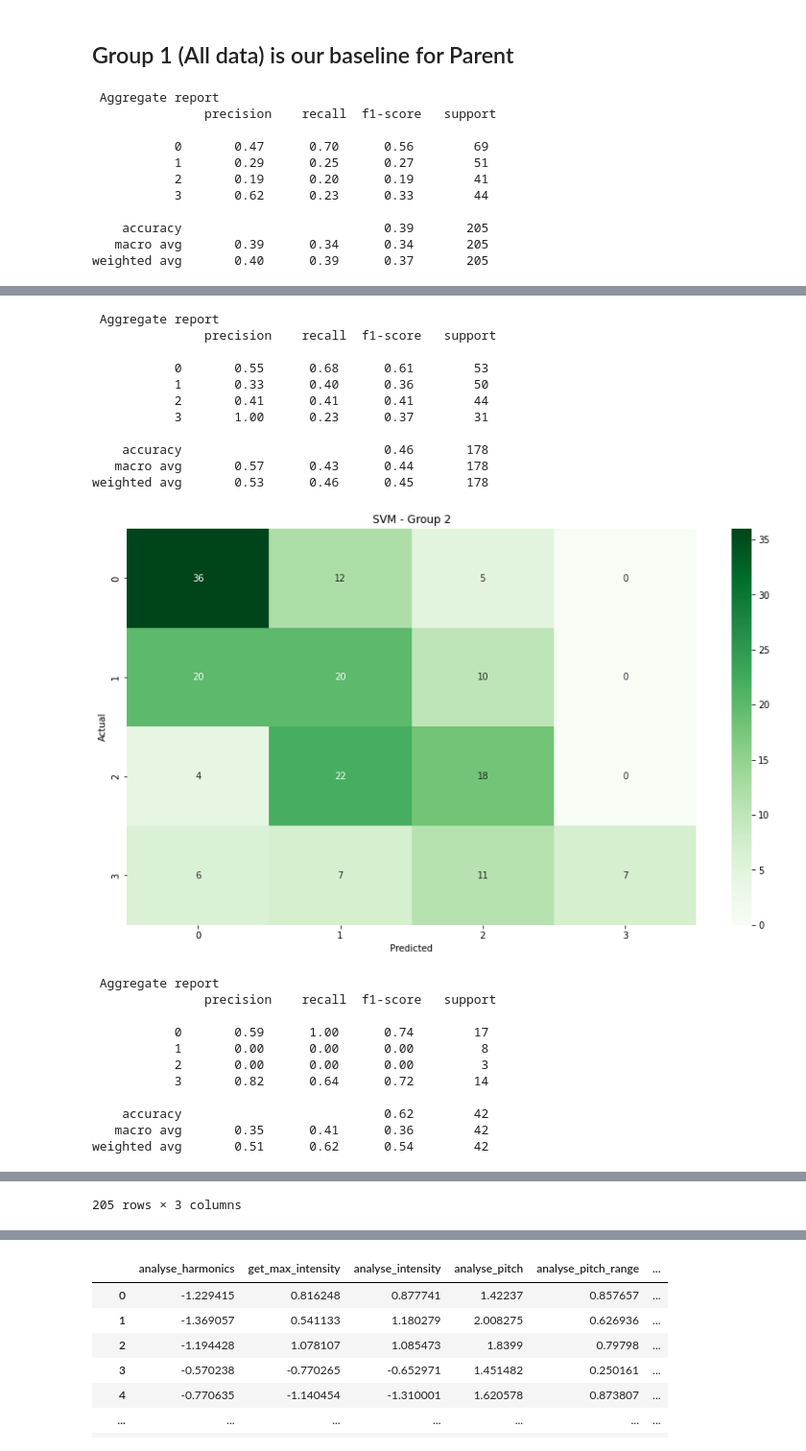
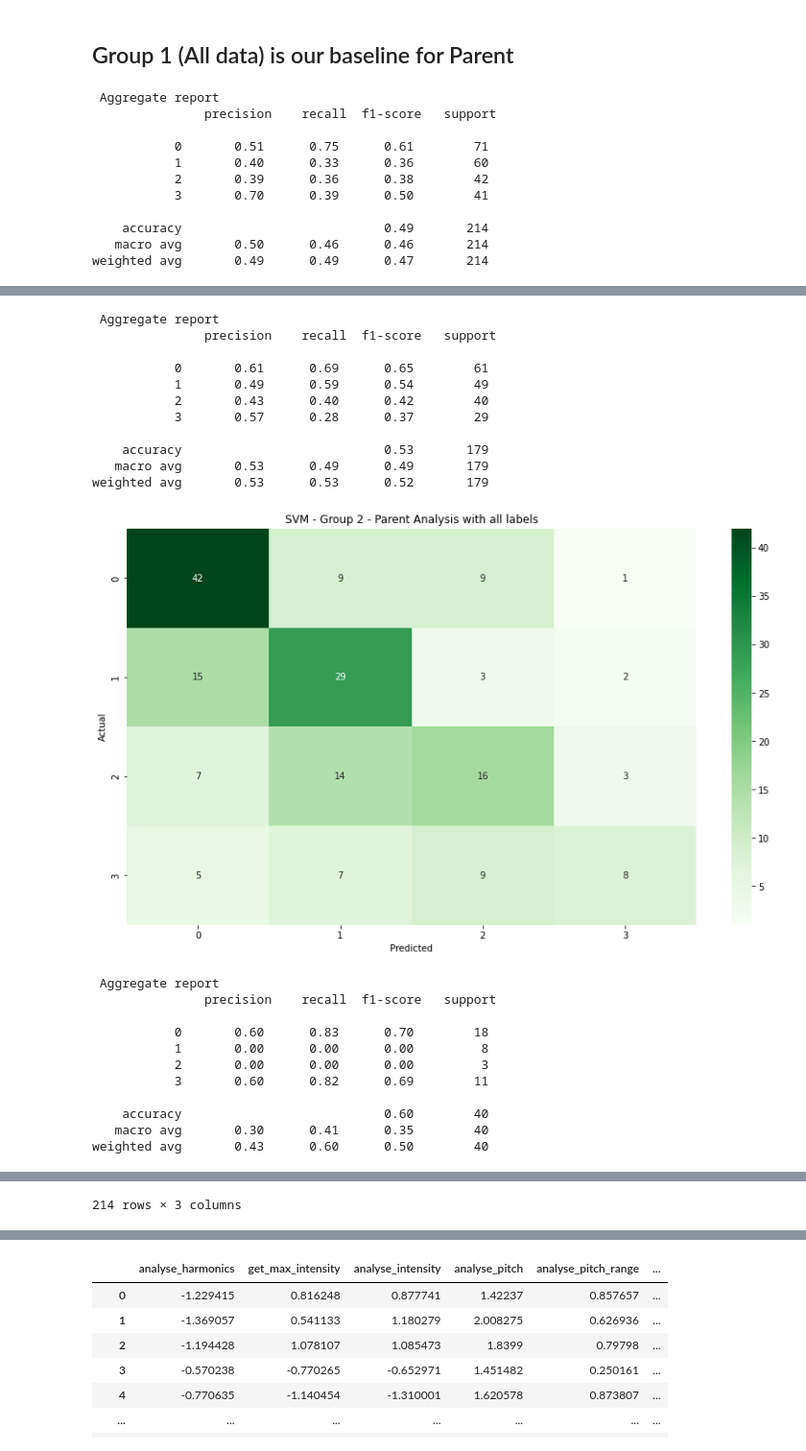
Before and after one commit to TheSameerAhmed/anger-detection-ml, a Jupyter notebook: modelling/modelling.ipynb, the cells around one changed output, grey strips where cells are left out. Shown: that part at 96% size. Cells and saved outputs as stored; diff of their text form; code cells hidden in the pictures.

```diff
--- a/modelling/modelling.ipynb
+++ b/modelling/modelling.ipynb
@@ -507,7 +475,7 @@ for i in range(3):
     svm_model = svm.SVC(kernel='rbf', gamma=gamma[i], C=c[i])
     actual, predicted, X_test_list[i] = run_model(svm_model, lst_df[i], lst_label_np[i],label_name=label)
 
-    confusion_matrix_graph(f"SVM - Group {i+1}", actual, predicted, ['0', '1', '2', '3'])
+    confusion_matrix_graph(f"SVM - Group {i+1} - Segment Analysis with all labels", actual, predicted, ['0', '1', '2', '3'])
 # %% [output]
 Feature set: Index(['analyse_harmonics', 'get_max_intensity', 'analyse_intensity',
        'analyse_pitch', 'analyse_pitch_range', 'analyse_shimmer',
@@ -588,18 +560,18 @@ for i in range(0,len(X_test_list)):
     df_i_merged = df_i_2.merge(df_i_merged, on='parent_file_train')
     max_parent_df_list.append(df_i_merged)
 
-    confusion_matrix_graph(f"SVM - Group {i+1}", df_i_merged['parent_label_train'], df_i_merged['segment_predictions'], ['0', '1', '2', '3'])
+    confusion_matrix_graph(f"SVM - Group {i+1} - Parent Analysis with all labels", df_i_merged['parent_label_train'], df_i_merged['segment_predictions'], ['0', '1', '2', '3'])
 
 max_parent_df_list[0]
 # %% [output]
  Aggregate report
                precision    recall  f1-score   support
 
-           0       0.47      0.70      0.56        69
-           1       0.29      0.25      0.27        51
-           2       0.19      0.20      0.19        41
-           3       0.62      0.23      0.33        44
+           0       0.51      0.75      0.61        71
+           1       0.40      0.33      0.36        60
+           2       0.39      0.36      0.38        42
+           3       0.70      0.39      0.50        41
 
-    accuracy                           0.39       205
-   macro avg       0.39      0.34      0.34       205
-weighted avg       0.40      0.39      0.37       205
+    accuracy                           0.49       214
+   macro avg       0.50      0.46      0.46       214
+weighted avg       0.49      0.49      0.47       214
@@ -607,23 +579,23 @@ weighted avg       0.40      0.39      0.37       205
  Aggregate report
                precision    recall  f1-score   support
 
-           0       0.55      0.68      0.61        53
-           1       0.33      0.40      0.36        50
-           2       0.41      0.41      0.41        44
-           3       1.00      0.23      0.37        31
+           0       0.61      0.69      0.65        61
+           1       0.49      0.59      0.54        49
+           2       0.43      0.40      0.42        40
+           3       0.57      0.28      0.37        29
 
-    accuracy                           0.46       178
-   macro avg       0.57      0.43      0.44       178
-weighted avg       0.53      0.46      0.45       178
+    accuracy                           0.53       179
+   macro avg       0.53      0.49      0.49       179
+weighted avg       0.53      0.53      0.52       179
-[figure, old version]
+[figure, new version]
  Aggregate report
                precision    recall  f1-score   support
 
-           0       0.59      1.00      0.74        17
+           0       0.60      0.83      0.70        18
            1       0.00      0.00      0.00         8
            2       0.00      0.00      0.00         3
-           3       0.82      0.64      0.72        14
+           3       0.60      0.82      0.69        11
 
-    accuracy                           0.62        42
-   macro avg       0.35      0.41      0.36        42
-weighted avg       0.51      0.62      0.54        42
+    accuracy                           0.60        40
+   macro avg       0.30      0.41      0.35        40
+weighted avg       0.43      0.60      0.50        40
@@ -643,2 +615,2 @@ weighted avg       0.51      0.62      0.54        42
-205 rows × 3 columns
+214 rows × 3 columns
 # %% [markdown]
```
Also changed, not shown: parts of 121 cells of this notebook.
